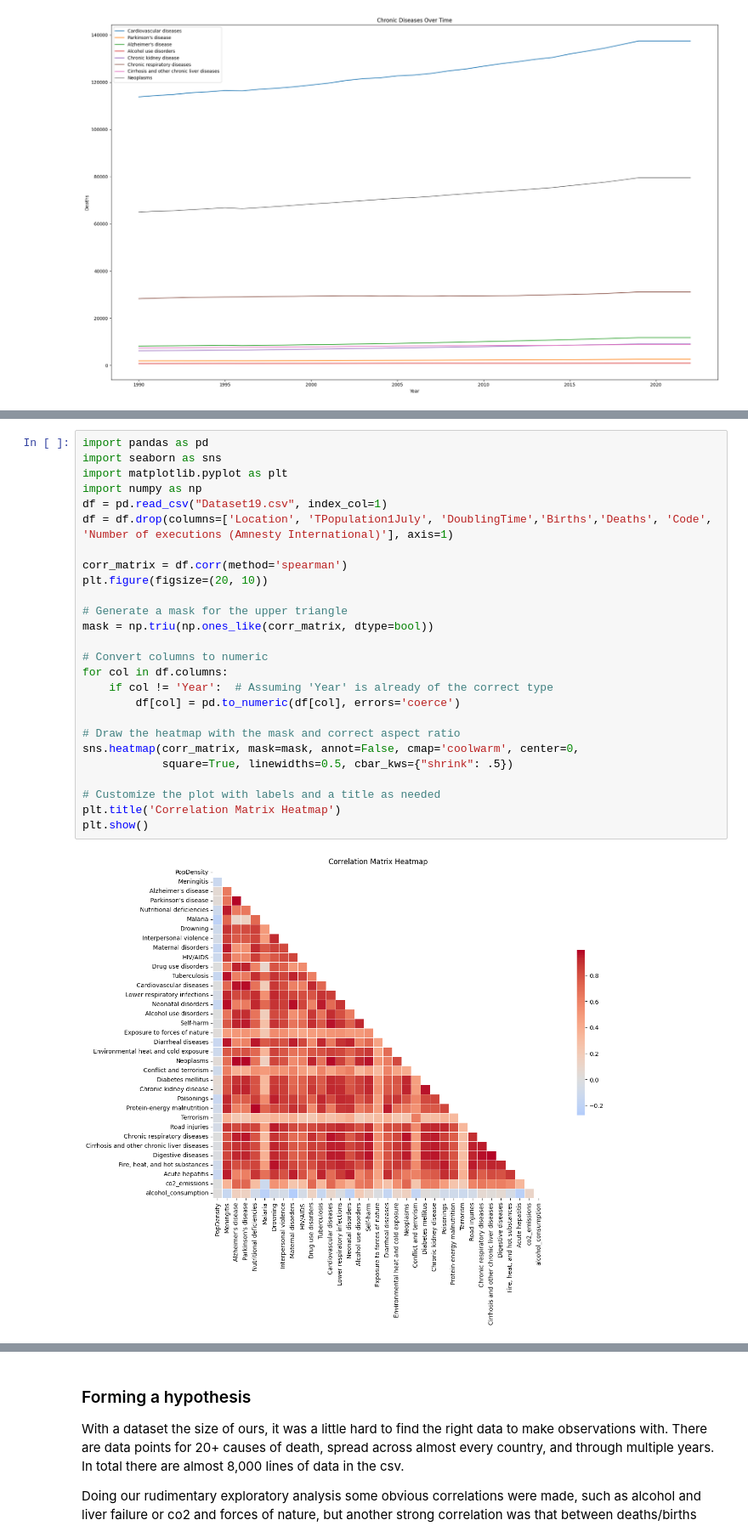
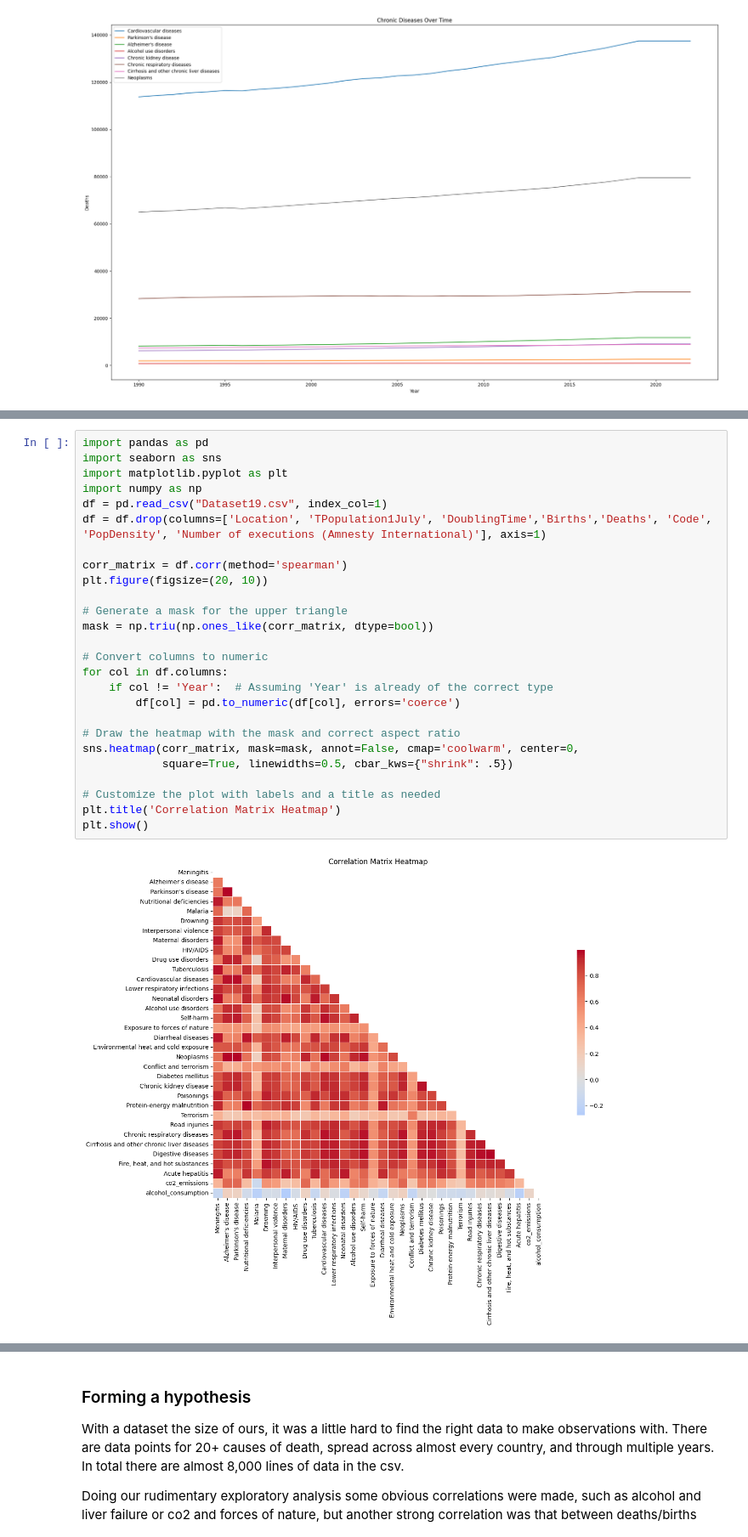
Before and after one commit to ConnorWiltsie/Homework4, a Jupyter notebook: Homework4.ipynb, the cells around one changed output, grey strips where cells are left out. Shown: that part at 85% size. Saved outputs shown, nothing was run; the diff lists cells and outputs as text.

```diff
--- a/Homework4.ipynb
+++ b/Homework4.ipynb
@@ -115,28 +115,28 @@ The graph shows more correlations that may have not been see from individual gra
 # %%
 import pandas as pd
 import seaborn as sns
 import matplotlib.pyplot as plt
 import numpy as np
 df = pd.read_csv("Dataset19.csv", index_col=1)
-df = df.drop(columns=['Location', 'TPopulation1July', 'DoublingTime','Births','Deaths', 'Code', 'Number of executions (Amnesty International)'], axis=1)
+df = df.drop(columns=['Location', 'TPopulation1July', 'DoublingTime','Births','Deaths', 'Code', 'PopDensity', 'Number of executions (Amnesty International)'], axis=1)
 
 corr_matrix = df.corr(method='spearman')
 plt.figure(figsize=(20, 10))
 
 # Generate a mask for the upper triangle
 mask = np.triu(np.ones_like(corr_matrix, dtype=bool))
 
 # Convert columns to numeric
 for col in df.columns:
     if col != 'Year':  # Assuming 'Year' is already of the correct type
         df[col] = pd.to_numeric(df[col], errors='coerce')
 
 # Draw the heatmap with the mask and correct aspect ratio
 sns.heatmap(corr_matrix, mask=mask, annot=False, cmap='coolwarm', center=0,
             square=True, linewidths=0.5, cbar_kws={"shrink": .5})
 
 # Customize the plot with labels and a title as needed
 plt.title('Correlation Matrix Heatmap')
 plt.show()
 # %% [output]
-[figure, old version]
+[figure, new version]
```
Also changed, not shown: parts of 3 cells of this notebook.
